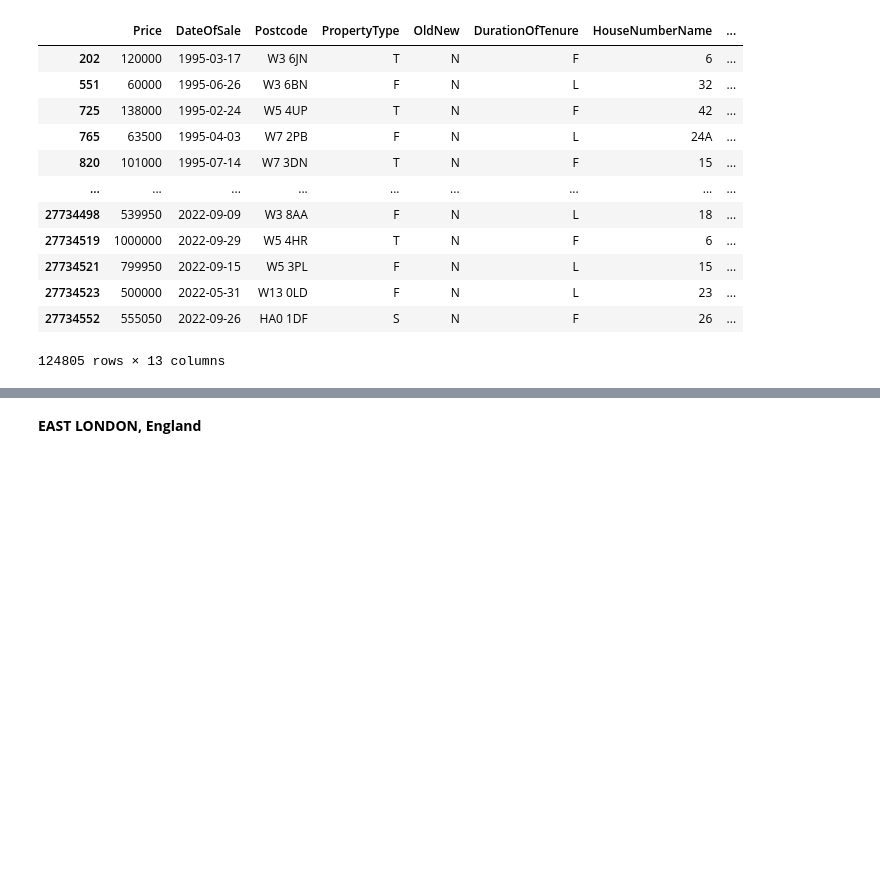
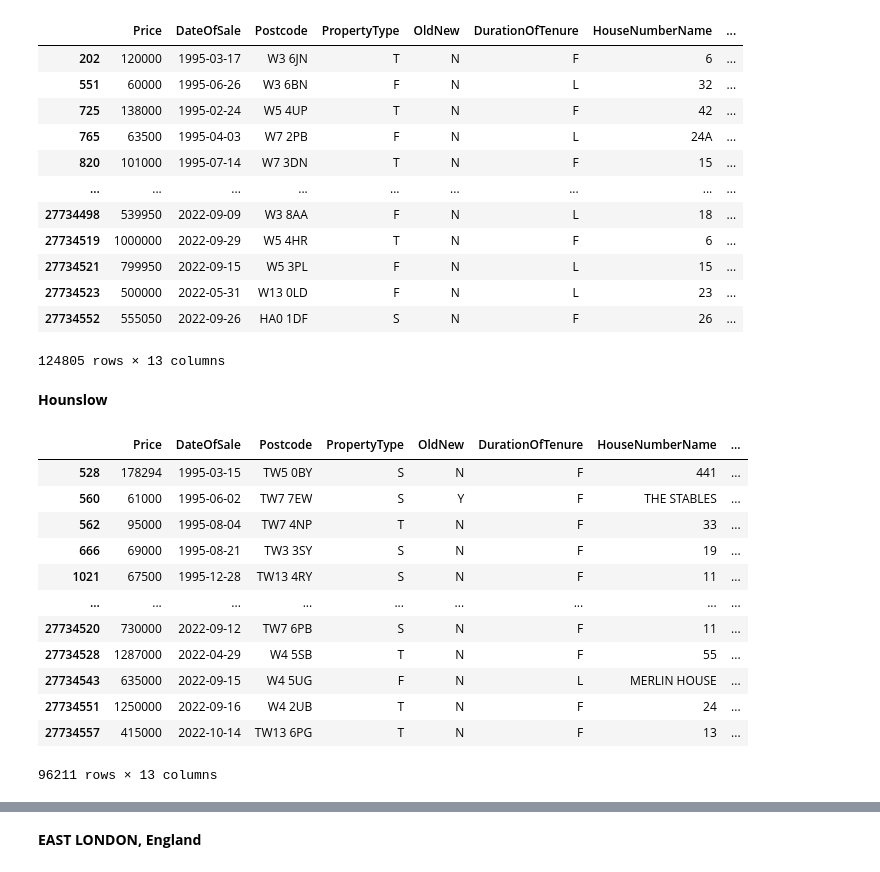
Before and after one commit to Scansan-Properties/HousePricePrediction, a Jupyter notebook: LoadFromURL.ipynb, the cells around one changed output, grey strips where cells are left out. Saved outputs shown, nothing was run; the diff lists cells and outputs as text; code cells hidden in the pictures; blank space fills up the shorter version.

Commit message:
Creation of all datasets based on the London District completed

```diff
--- a/LoadFromURL.ipynb
+++ b/LoadFromURL.ipynb
@@ -359,3 +363,22 @@ ealing
 | 27734523 | 500000 | 2022-05-31 | W13 0LD | F | N | L | 23 | ... |
 | 27734552 | 555050 | 2022-09-26 | HA0 1DF | S | N | F | 26 | ... |
 124805 rows × 13 columns
+# %% [markdown]
+**Hounslow**
+# %%
+hounslow = df.loc[df["District"] == "HOUNSLOW"]
+hounslow
+# %% [output]
+|  | Price | DateOfSale | Postcode | PropertyType | OldNew | DurationOfTenure | HouseNumberName | ... |
+| 528 | 178294 | 1995-03-15 | TW5 0BY | S | N | F | 441 | ... |
+| 560 | 61000 | 1995-06-02 | TW7 7EW | S | Y | F | THE STABLES | ... |
+| 562 | 95000 | 1995-08-04 | TW7 4NP | T | N | F | 33 | ... |
+| 666 | 69000 | 1995-08-21 | TW3 3SY | S | N | F | 19 | ... |
+| 1021 | 67500 | 1995-12-28 | TW13 4RY | S | N | F | 11 | ... |
+| ... | ... | ... | ... | ... | ... | ... | ... | ... |
+| 27734520 | 730000 | 2022-09-12 | TW7 6PB | S | N | F | 11 | ... |
+| 27734528 | 1287000 | 2022-04-29 | W4 5SB | T | N | F | 55 | ... |
+| 27734543 | 635000 | 2022-09-15 | W4 5UG | F | N | L | MERLIN HOUSE | ... |
+| 27734551 | 1250000 | 2022-09-16 | W4 2UB | T | N | F | 24 | ... |
+| 27734557 | 415000 | 2022-10-14 | TW13 6PG | T | N | F | 13 | ... |
+96211 rows × 13 columns
```
Also changed, not shown: parts of 44 cells of this notebook.
